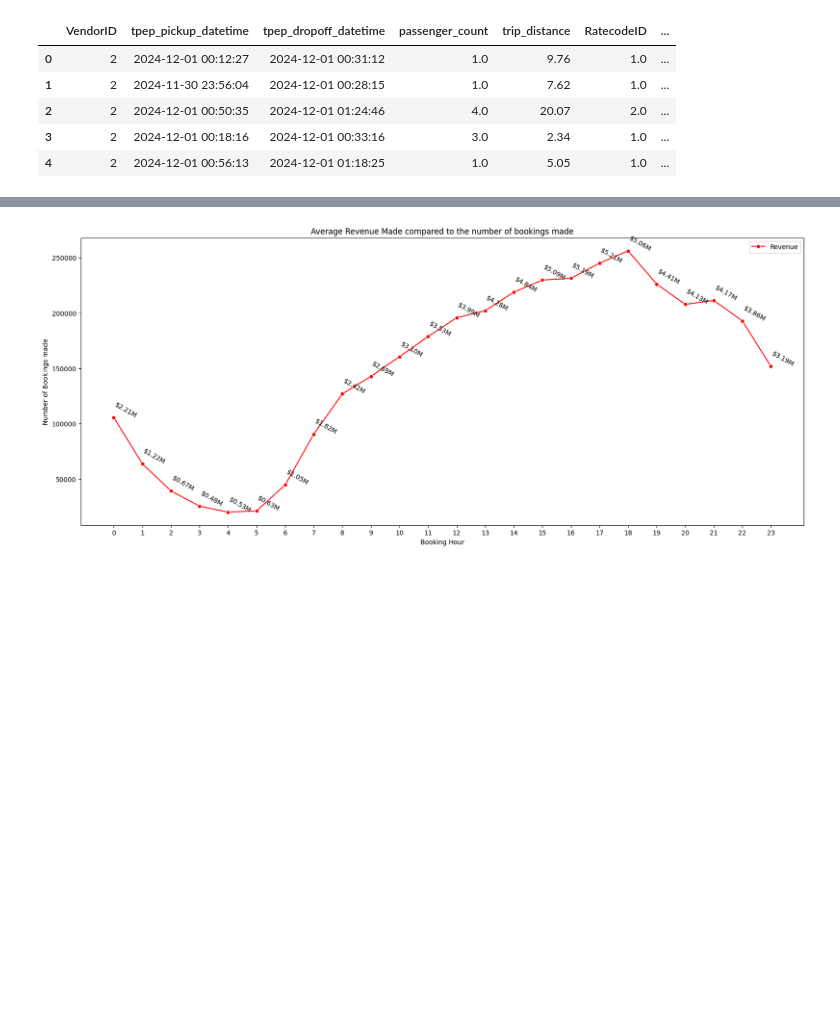
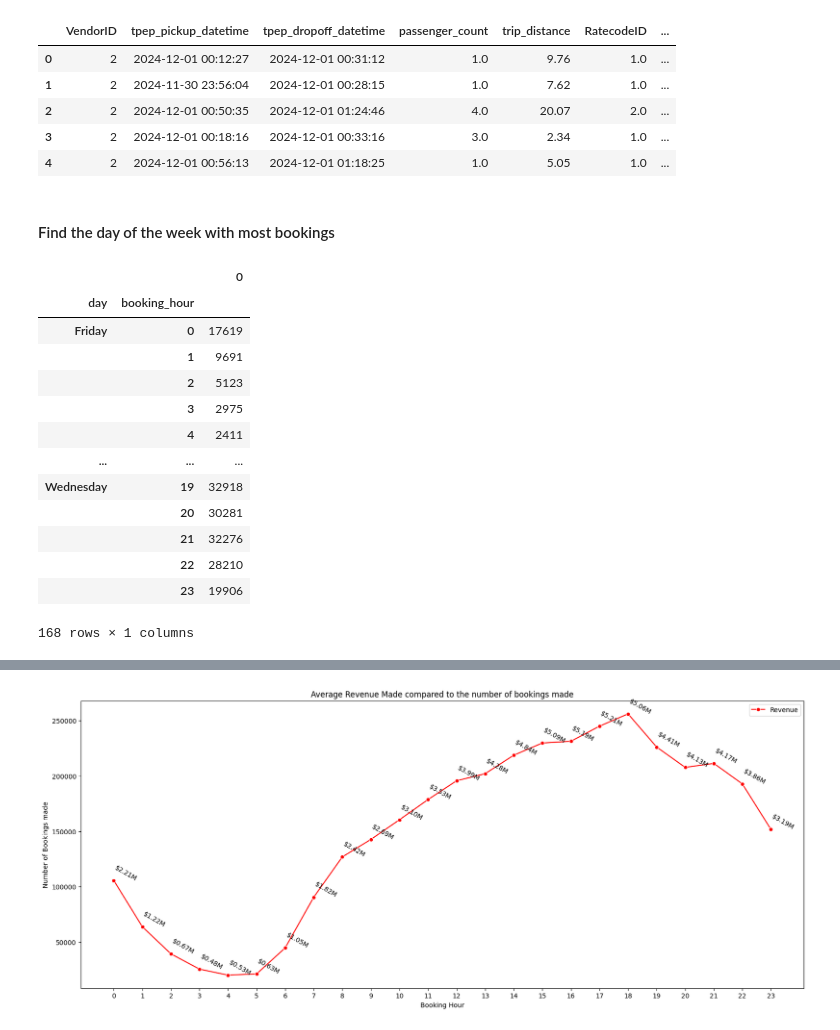
Before and after one commit to hnushrat/NYC-Taxi, a Jupyter notebook: NYC_Taxi.ipynb, the cells around one changed output, grey strips where cells are left out. Drawn from its saved outputs; the diff is of its cells as text; code cells hidden in the pictures; blank space fills up the shorter version.

```diff
--- a/NYC_Taxi.ipynb
+++ b/NYC_Taxi.ipynb
@@ -88,3 +86,5 @@ df.head()
 | 2 | 2 | 2024-12-01 00:50:35 | 2024-12-01 01:24:46 | 4.0 | 20.07 | 2.0 | ... |
 | 3 | 2 | 2024-12-01 00:18:16 | 2024-12-01 00:33:16 | 3.0 | 2.34 | 1.0 | ... |
 | 4 | 2 | 2024-12-01 00:56:13 | 2024-12-01 01:18:25 | 1.0 | 5.05 | 1.0 | ... |
+# %% [markdown]
+#### Find the day of the week with most bookings
@@ -90,0 +95,17 @@ df.head()
+# %%
+grouped_day_hour
+# %% [output]
+|  |  | 0 |
+| day | booking_hour |  |
+| Friday | 0 | 17619 |
+|  | 1 | 9691 |
+|  | 2 | 5123 |
+|  | 3 | 2975 |
+|  | 4 | 2411 |
+| ... | ... | ... |
+| Wednesday | 19 | 32918 |
+|  | 20 | 30281 |
+|  | 21 | 32276 |
+|  | 22 | 28210 |
+|  | 23 | 19906 |
+168 rows × 1 columns
```
Also changed, not shown: parts of 9 cells of this notebook.
